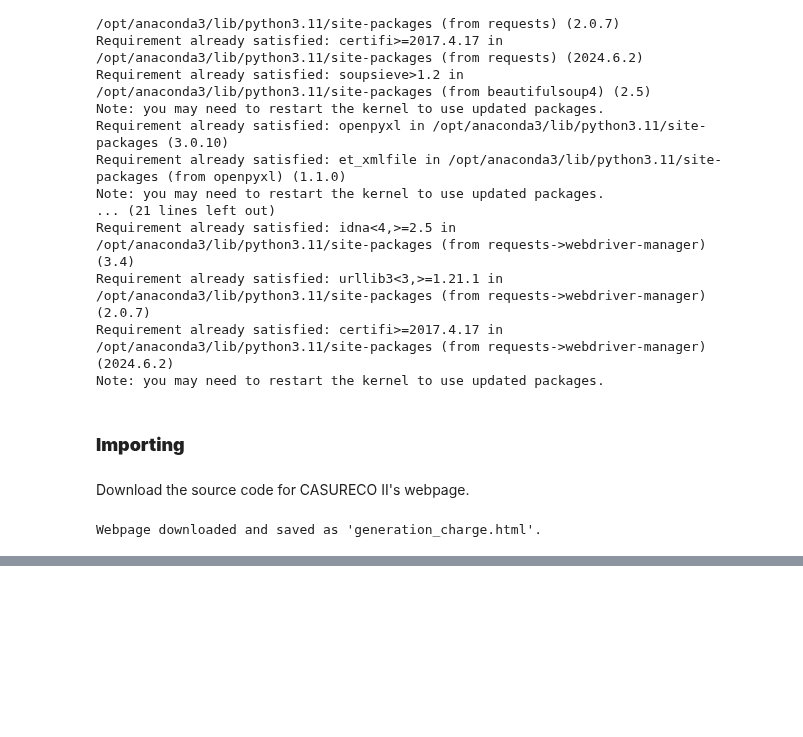
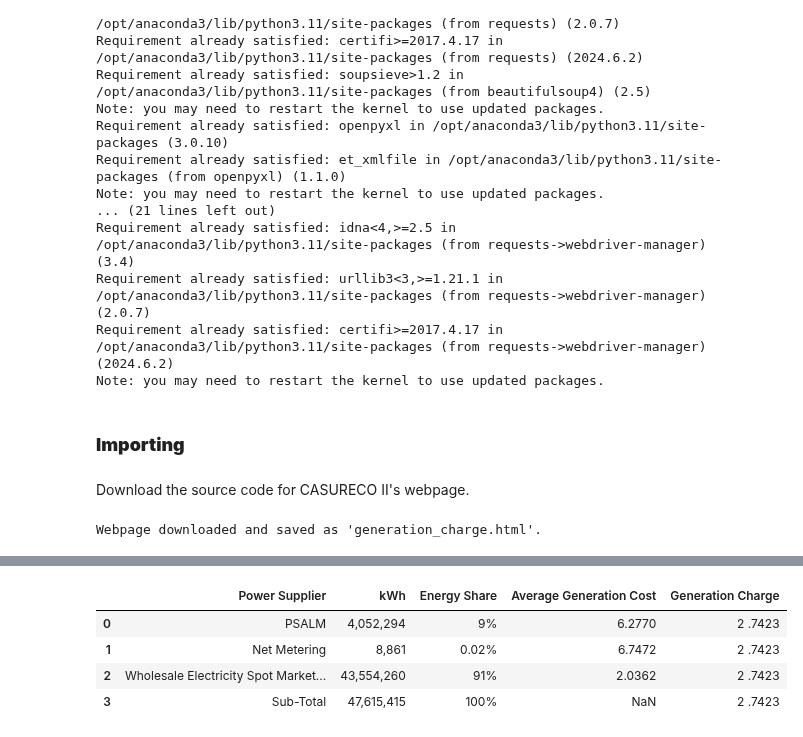
Before and after one commit to andreasenson/Scrape-DU-Generation-Charge, a Jupyter notebook: CASURECO II/scrape_CASURECO_II.ipynb, the cells around one changed output, grey strips where cells are left out. Cells and saved outputs as stored; diff of their text form; code cells hidden in the pictures; blank space fills up the shorter version.

```diff
--- a/CASURECO II/scrape_CASURECO_II.ipynb
+++ b/CASURECO II/scrape_CASURECO_II.ipynb
@@ -167,0 +282,18 @@ Downloaded: pdf_downloads/January_2023_Generation_Charge.pdf
+# %%
+# Sample DataFrame for demonstration (replace this with your actual DataFrame)
+# df_sliced_columns = pd.read_csv('your_data.csv')  # Load your actual DataFrame
+
+# Find the index of rows containing specific keywords in the first column
+suppliers_index = df_sliced_columns.index[df_sliced_columns.iloc[:, 0].str.contains('Suppliers', case=False, na=False)]
+sub_total_index = df_sliced_columns.index[df_sliced_columns.iloc[:, 0].str.contains('Sub-Total', case=False, na=False)]
+#total_generation_cost_index = df_sliced_columns.index[df_sliced_columns.iloc[:, 0].str.contains('TOTAL GENERATION COST', case=False, na=False)]
+
+# Ensure we have found these rows
+if not suppliers_index.empty and not sub_total_index.empty:
+    suppliers_index = suppliers_index[0]
+    sub_total_index = sub_total_index[0]
+
+    # Slice the DataFrame from after "Suppliers" row to "Sub-Total" row (inclusive)
+    df_filtered = df_sliced_columns.loc[suppliers_index + 1: sub_total_index]
+
+df_filtered
@@ -167,0 +306,21 @@ Downloaded: pdf_downloads/January_2023_Generation_Charge.pdf
+# %%
+# Ensure that df_filtered is a copy to avoid SettingWithCopyWarning
+df_filtered = df_filtered.copy()
+
+# Find the row with 'TOTAL' and extract the value from 'Column Average'
+total_row = df_sliced_columns[df_sliced_columns['Power Supplier'].str.contains('TOTAL GENERATION COST', case=False, na=False)]
+generation_charge = total_row['Average Generation Cost'].values[0] if not total_row.empty else None
+
+# Add the new column "Generation Charge" with the extracted value
+df_filtered.loc[:, 'Generation Charge'] = generation_charge
+
+# Reset the index of the final dataframe
+df_filtered.reset_index(drop=True, inplace=True)
+
+df_filtered
+# %% [output]
+|  | Power Supplier | kWh | Energy Share | Average Generation Cost | Generation Charge |
+| 0 | PSALM | 4,052,294 | 9% | 6.2770 | 2 .7423 |
+| 1 | Net Metering | 8,861 | 0.02% | 6.7472 | 2 .7423 |
+| 2 | Wholesale Electricity Spot Market... | 43,554,260 | 91% | 2.0362 | 2 .7423 |
+| 3 | Sub-Total | 47,615,415 | 100% | NaN | 2 .7423 |
```
Also changed, not shown: parts of 6 cells of this notebook, 2 other files.
